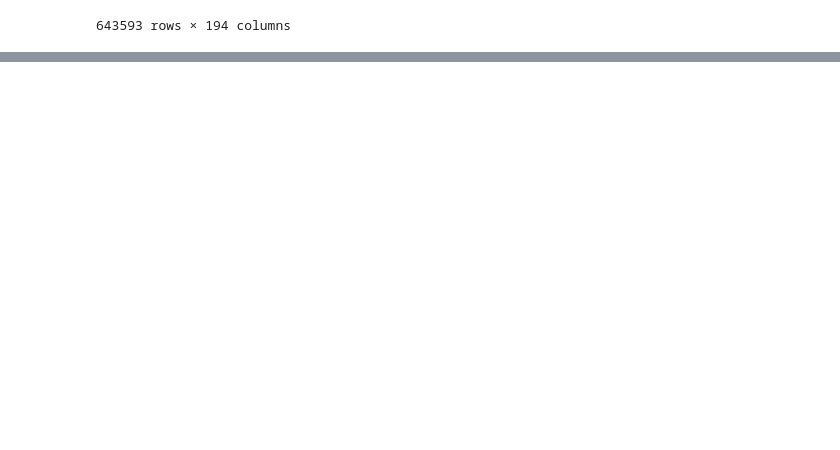
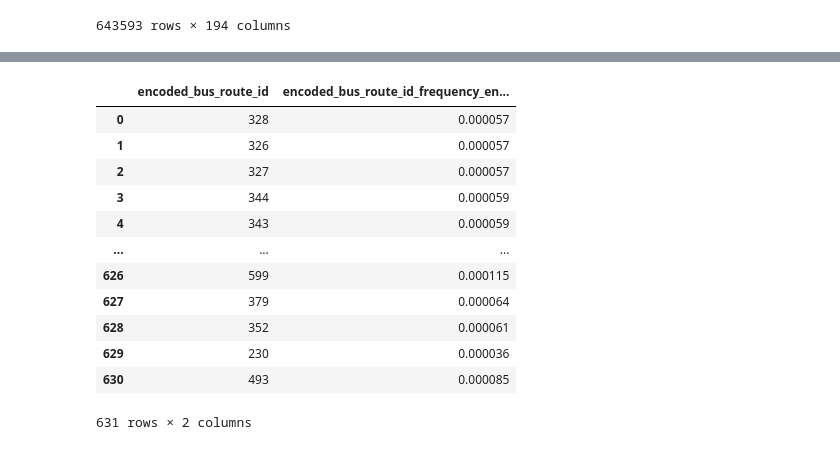
Before and after one commit to JerryKwon/Dacon_Supporters_1st, a Jupyter notebook: submissions/2nd_week/[데이콘 서포터즈 1기_권영인] How much heck the bus is in jeju than seoul_2nd week.ipynb, the cells around one changed output, grey strips where cells are left out. Saved outputs shown, nothing was run; the diff lists cells and outputs as text; code cells hidden in the pictures; blank space fills up the shorter version.

```diff
--- a/submissions/2nd_week/[데이콘 서포터즈 1기_권영인] How much heck the bus is in jeju than seoul_2nd week.ipynb
+++ b/submissions/2nd_week/[데이콘 서포터즈 1기_권영인] How much heck the bus is in jeju than seoul_2nd week.ipynb
@@ -822,0 +866,16 @@ data
+# %%
+frequency_encoding(data["encoded_bus_route_id"])
+# %% [output]
+|  | encoded_bus_route_id | encoded_bus_route_id_frequency_en... |
+| 0 | 328 | 0.000057 |
+| 1 | 326 | 0.000057 |
+| 2 | 327 | 0.000057 |
+| 3 | 344 | 0.000059 |
+| 4 | 343 | 0.000059 |
+| ... | ... | ... |
+| 626 | 599 | 0.000115 |
+| 627 | 379 | 0.000064 |
+| 628 | 352 | 0.000061 |
+| 629 | 230 | 0.000036 |
+| 630 | 493 | 0.000085 |
+631 rows × 2 columns
```
Also changed, not shown: parts of 40 cells of this notebook.
